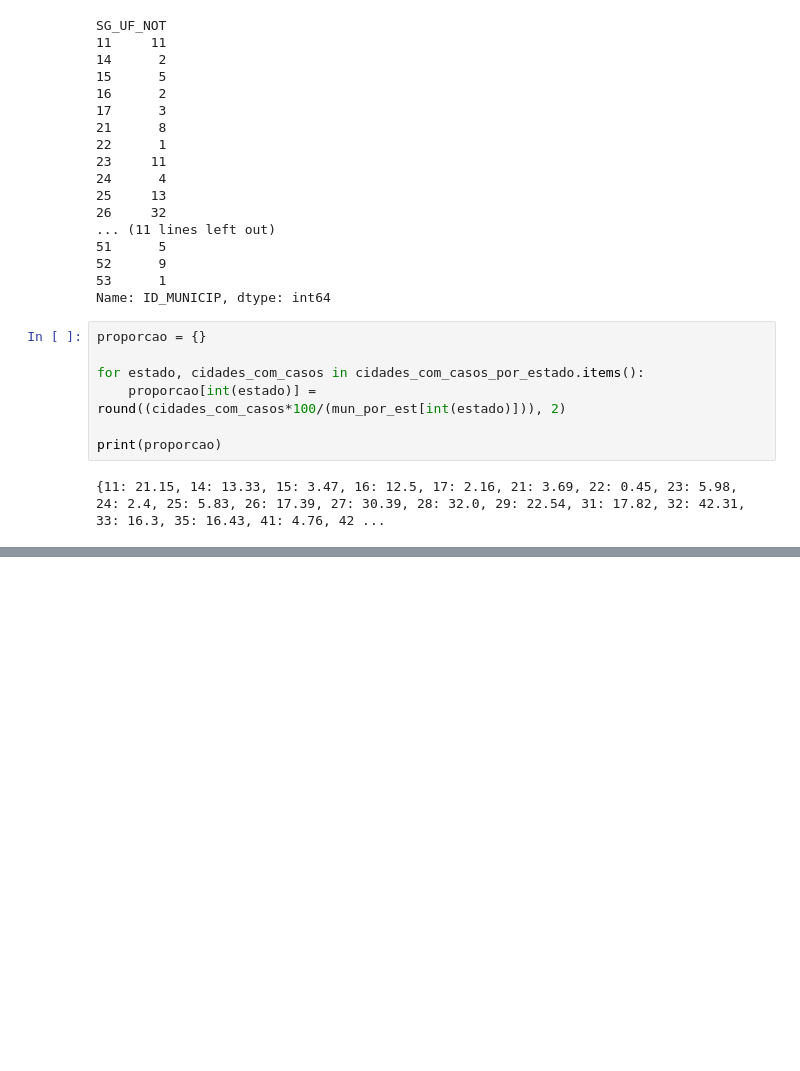
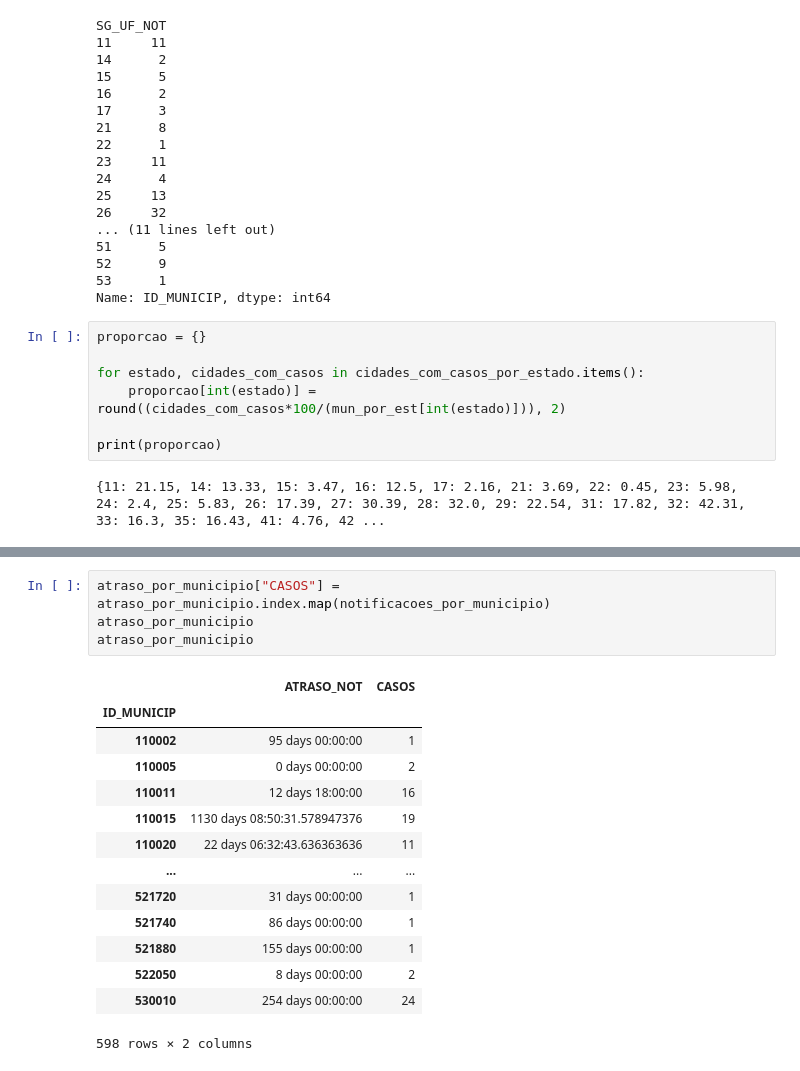
Before and after one commit to kauanmaf/Kauan_e_Pedro_A2_IC, a Jupyter notebook: questoes_pedro.ipynb, the cells around one changed output, grey strips where cells are left out. Saved outputs shown, nothing was run; the diff lists cells and outputs as text; blank space fills up the shorter version.

```diff
--- a/questoes_pedro.ipynb
+++ b/questoes_pedro.ipynb
@@ -211,0 +271,19 @@ print(proporcao)
+# %%
+atraso_por_municipio["CASOS"] = atraso_por_municipio.index.map(notificacoes_por_municipio)
+atraso_por_municipio
+atraso_por_municipio
+# %% [output]
+|  | ATRASO_NOT | CASOS |
+| ID_MUNICIP |  |  |
+| 110002 | 95 days 00:00:00 | 1 |
+| 110005 | 0 days 00:00:00 | 2 |
+| 110011 | 12 days 18:00:00 | 16 |
+| 110015 | 1130 days 08:50:31.578947376 | 19 |
+| 110020 | 22 days 06:32:43.636363636 | 11 |
+| ... | ... | ... |
+| 521720 | 31 days 00:00:00 | 1 |
+| 521740 | 86 days 00:00:00 | 1 |
+| 521880 | 155 days 00:00:00 | 1 |
+| 522050 | 8 days 00:00:00 | 2 |
+| 530010 | 254 days 00:00:00 | 24 |
+598 rows × 2 columns
```
Also changed, not shown: parts of 4 cells of this notebook, 1 other file.
